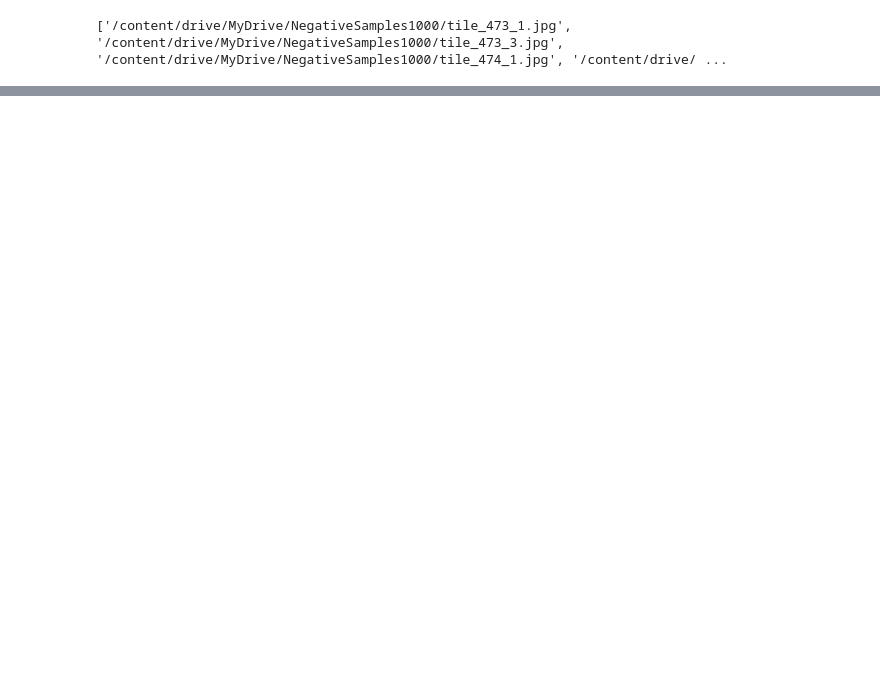
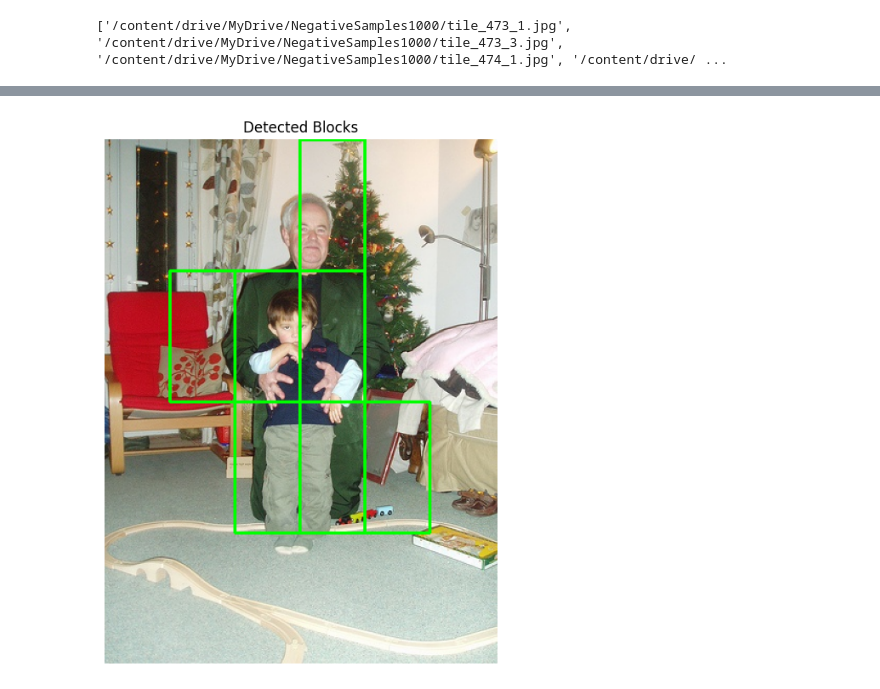
Before and after one commit to KayalvizhiT513/MobileNet-FeatureExtraction-HumanDetection, a Jupyter notebook: Training_Mobile_net.ipynb, the cells around one changed output, grey strips where cells are left out. Saved outputs shown, nothing was run; the diff lists cells and outputs as text; code cells hidden in the pictures; blank space fills up the shorter version.

```diff
--- a/Training_Mobile_net.ipynb
+++ b/Training_Mobile_net.ipynb
@@ -89,0 +174,4 @@ X, y = img_prep(image_paths1, y_names, IMAGE_DIMS)
+# %%
+detect_blocks_in_image('/content/image (27).jpg', clf, base_model, block_rows=4, block_cols=6, image_dims=(160, 160))
+# %% [output]
+[figure, added]
```
Also changed, not shown: parts of 12 cells of this notebook.
